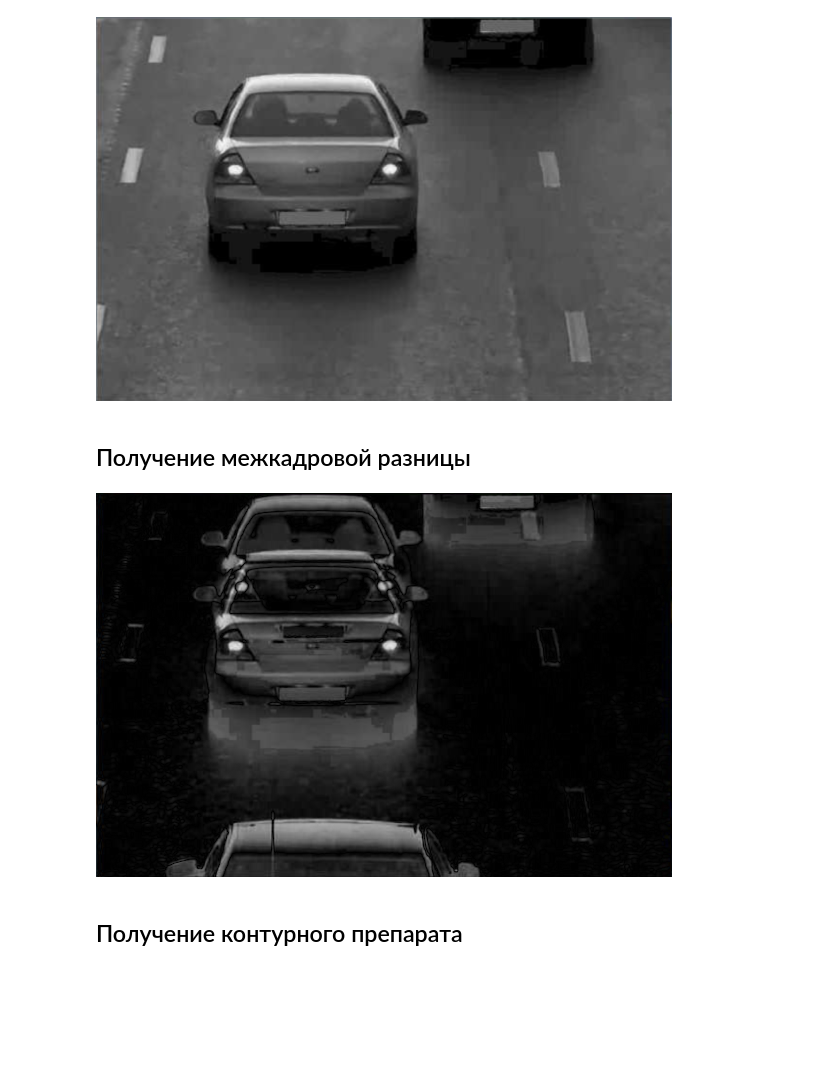
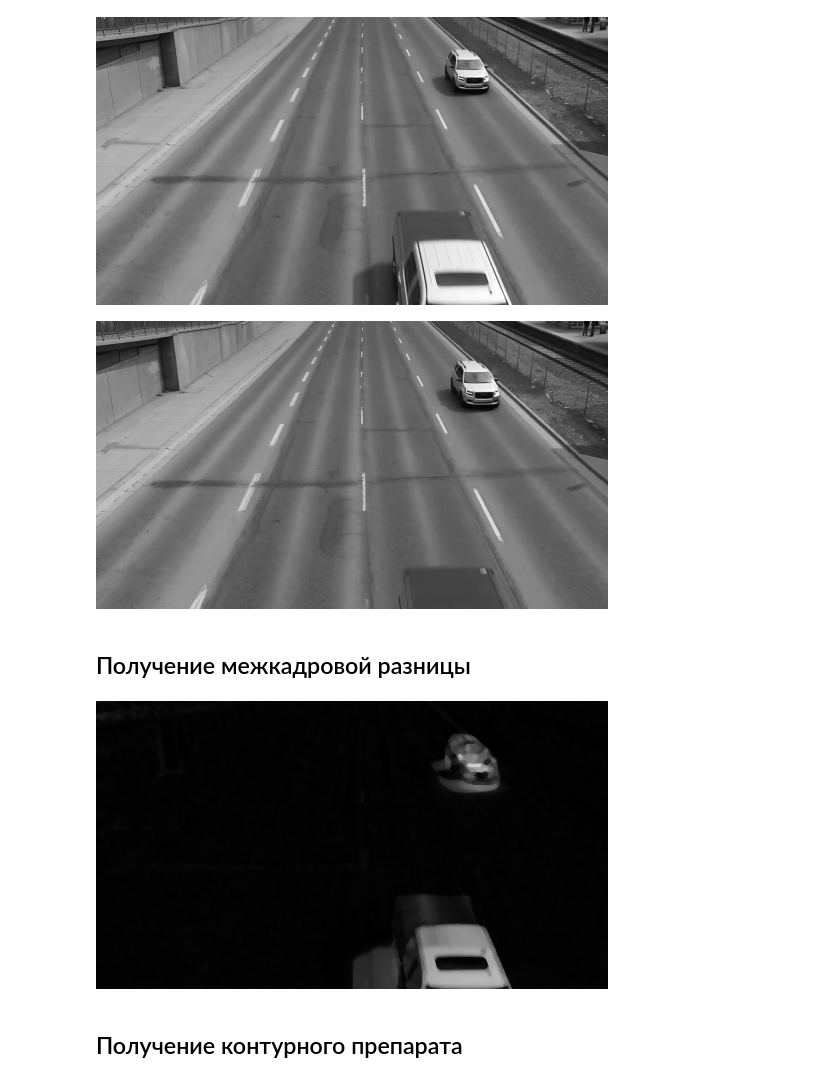
Before and after one commit to Qraree/jupyter-notebooks, a Jupyter notebook: Segmentation_by_energy.ipynb, the cells around one changed output. Cells and saved outputs as stored; diff of their text form; code cells hidden in the pictures; blank space fills up the shorter version.

```diff
--- a/Segmentation_by_energy.ipynb
+++ b/Segmentation_by_energy.ipynb
@@ -12,24 +13,38 @@ def resize_img(image, size):
 
   return cv.resize(image, dim, interpolation = cv.INTER_AREA)
 # %%
-car_1 = cv.imread('first_car.png')
-car_2 = cv.imread('second_car.png')
+car_1 = cv.imread('frame1.png')
+car_2 = cv.imread('frame2.png')
 
 resize = 40
 
 car_1_resized = resize_img(car_1, resize)
 car_2_resized = resize_img(car_2, resize)
 
 cv2_imshow(car_1_resized)
+cv2_imshow(car_2_resized)
 # %% [output]
-[figure, old version]
+[figure, new version]
+[figure, added]
 # %% [markdown]
 ## Получение межкадровой разницы
-# %%
-mad = cv.absdiff(car_2_resized, car_1_resized)
-cv2_imshow(mad)
-# %% [output]
-[figure, removed]
+# %%
+mad = cv.absdiff(car_2_resized, car_1_resized)
+
+DELAY_BLUR = 100
+MAX_KERNEL_LENGTH = 7
+
+dst = None
+
+
+for i in range(1, MAX_KERNEL_LENGTH, 2):
+  mad = cv.medianBlur(mad, i)
+
+
+
+cv2_imshow(mad)
+# %% [output]
+[figure, added]
 # %% [markdown]
 ## Получение контурного препарата
 # %% [markdown]
```
Also changed, not shown: parts of 7 cells of this notebook.
